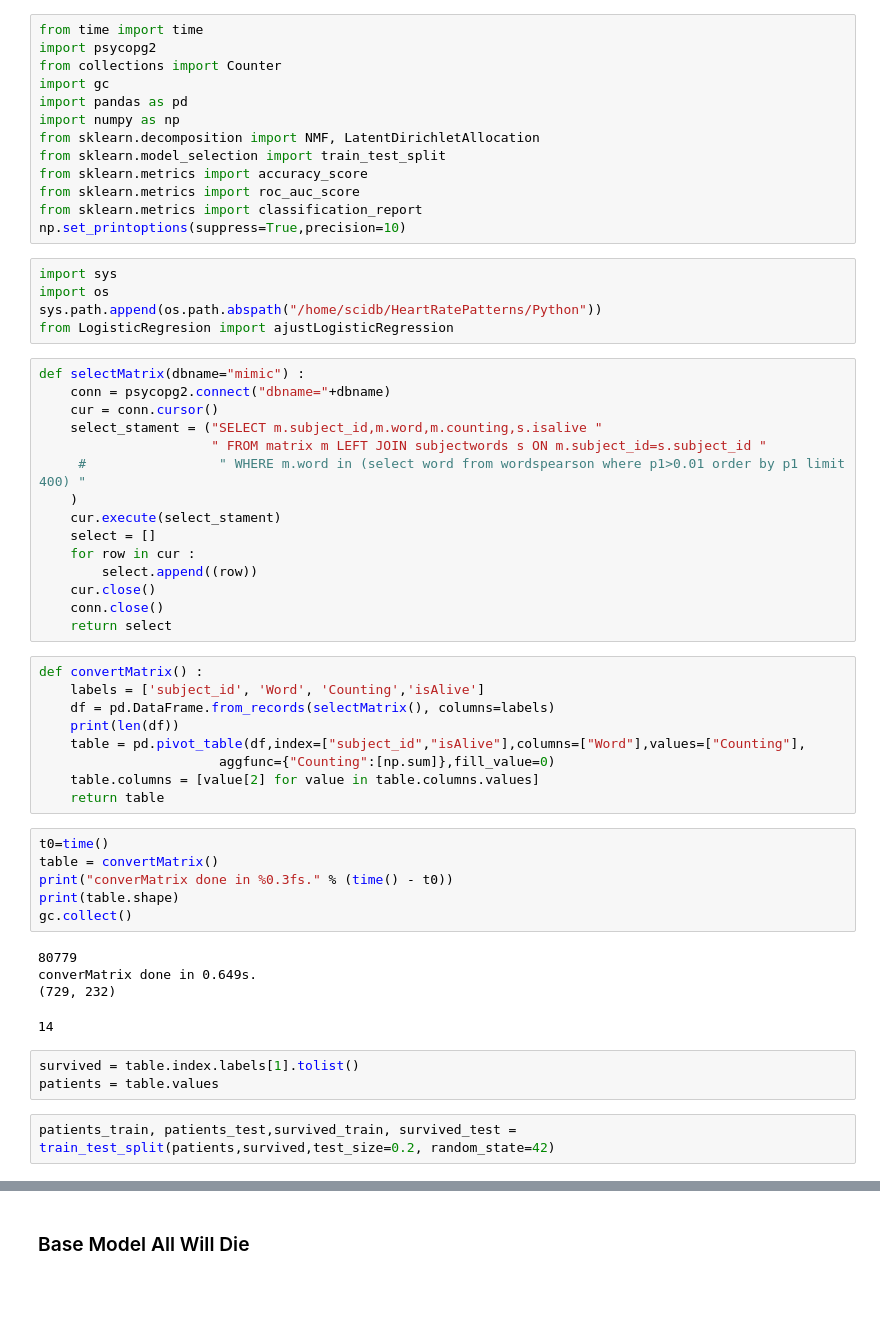
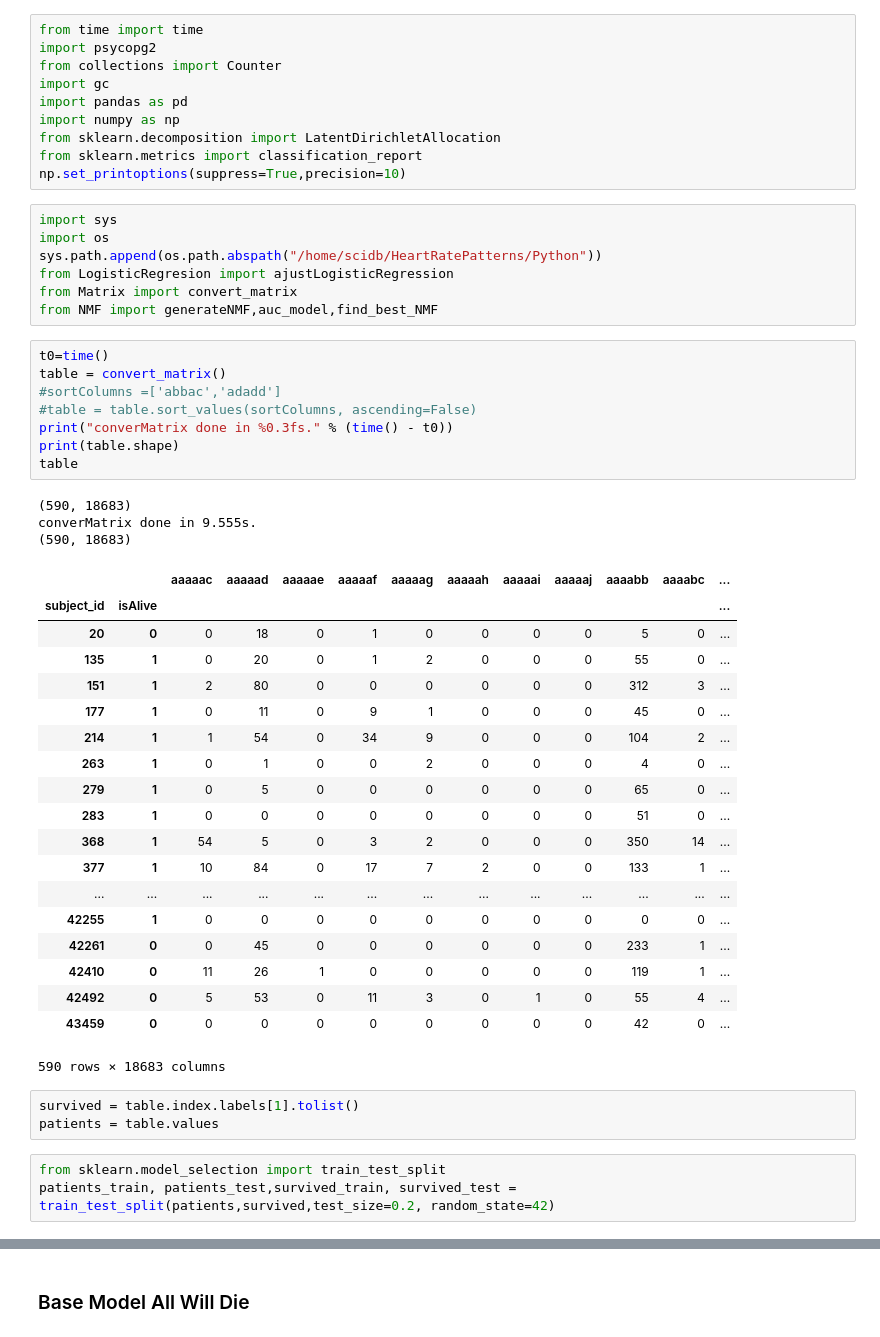
Before and after one commit to davidgutierrez/HeartRatePatterns, a Jupyter notebook: Jupyter/MimicII/0i Prediction NMF Logitsitc Regresion.ipynb, the cells around one changed output, grey strips where cells are left out. Cells and saved outputs as stored; diff of their text form; blank space fills up the shorter version.

```diff
--- a/Jupyter/MimicII/0i Prediction NMF Logitsitc Regresion.ipynb
+++ b/Jupyter/MimicII/0i Prediction NMF Logitsitc Regresion.ipynb
@@ -5,10 +5,7 @@ from collections import Counter
 import gc
 import pandas as pd
 import numpy as np
-from sklearn.decomposition import NMF, LatentDirichletAllocation
-from sklearn.model_selection import train_test_split
-from sklearn.metrics import accuracy_score
-from sklearn.metrics import roc_auc_score
+from sklearn.decomposition import LatentDirichletAllocation
 from sklearn.metrics import classification_report
 np.set_printoptions(suppress=True,precision=10)
 # %%
@@ -16,45 +13,44 @@ import sys
 import os
 sys.path.append(os.path.abspath("/home/scidb/HeartRatePatterns/Python"))
 from LogisticRegresion import ajustLogisticRegression
+from Matrix import convert_matrix
+from NMF import generateNMF,auc_model,find_best_NMF
-# %%
-def selectMatrix(dbname="mimic") :
-    conn = psycopg2.connect("dbname="+dbname)
-    cur = conn.cursor()
-    select_stament = ("SELECT m.subject_id,m.word,m.counting,s.isalive "
-                      " FROM matrix m LEFT JOIN subjectwords s ON m.subject_id=s.subject_id "
-     #                 " WHERE m.word in (select word from wordspearson where p1>0.01 order by p1 limit 400) "
-    )
-    cur.execute(select_stament)
-    select = []
-    for row in cur :
-        select.append((row))
-    cur.close()
-    conn.close()
-    return select
-# %%
-def convertMatrix() :
-    labels = ['subject_id', 'Word', 'Counting','isAlive']
-    df = pd.DataFrame.from_records(selectMatrix(), columns=labels)
-    print(len(df))
-    table = pd.pivot_table(df,index=["subject_id","isAlive"],columns=["Word"],values=["Counting"],
-                       aggfunc={"Counting":[np.sum]},fill_value=0)
-    table.columns = [value[2] for value in table.columns.values]
-    return table
 # %%
 t0=time()
-table = convertMatrix()
+table = convert_matrix()
+#sortColumns =['abbac','adadd']
+#table = table.sort_values(sortColumns, ascending=False)
 print("converMatrix done in %0.3fs." % (time() - t0))
 print(table.shape)
-gc.collect()
+table
 # %% [output]
-80779
-converMatrix done in 0.649s.
-(729, 232)
+(590, 18683)
+converMatrix done in 9.555s.
+(590, 18683)
+|  |  | aaaaac | aaaaad | aaaaae | aaaaaf | aaaaag | aaaaah | aaaaai | aaaaaj | aaaabb | aaaabc | ... |
+| subject_id | isAlive |  |  |  |  |  |  |  |  |  |  | ... |
+| 20 | 0 | 0 | 18 | 0 | 1 | 0 | 0 | 0 | 0 | 5 | 0 | ... |
+| 135 | 1 | 0 | 20 | 0 | 1 | 2 | 0 | 0 | 0 | 55 | 0 | ... |
+| 151 | 1 | 2 | 80 | 0 | 0 | 0 | 0 | 0 | 0 | 312 | 3 | ... |
+| 177 | 1 | 0 | 11 | 0 | 9 | 1 | 0 | 0 | 0 | 45 | 0 | ... |
+| 214 | 1 | 1 | 54 | 0 | 34 | 9 | 0 | 0 | 0 | 104 | 2 | ... |
+| 263 | 1 | 0 | 1 | 0 | 0 | 2 | 0 | 0 | 0 | 4 | 0 | ... |
+| 279 | 1 | 0 | 5 | 0 | 0 | 0 | 0 | 0 | 0 | 65 | 0 | ... |
+| 283 | 1 | 0 | 0 | 0 | 0 | 0 | 0 | 0 | 0 | 51 | 0 | ... |
+| 368 | 1 | 54 | 5 | 0 | 3 | 2 | 0 | 0 | 0 | 350 | 14 | ... |
+| 377 | 1 | 10 | 84 | 0 | 17 | 7 | 2 | 0 | 0 | 133 | 1 | ... |
+| ... | ... | ... | ... | ... | ... | ... | ... | ... | ... | ... | ... | ... |
+| 42255 | 1 | 0 | 0 | 0 | 0 | 0 | 0 | 0 | 0 | 0 | 0 | ... |
+| 42261 | 0 | 0 | 45 | 0 | 0 | 0 | 0 | 0 | 0 | 233 | 1 | ... |
+| 42410 | 0 | 11 | 26 | 1 | 0 | 0 | 0 | 0 | 0 | 119 | 1 | ... |
+| 42492 | 0 | 5 | 53 | 0 | 11 | 3 | 0 | 1 | 0 | 55 | 4 | ... |
+| 43459 | 0 | 0 | 0 | 0 | 0 | 0 | 0 | 0 | 0 | 42 | 0 | ... |
-14
+590 rows × 18683 columns
 # %%
 survived = table.index.labels[1].tolist()
 patients = table.values
 # %%
+from sklearn.model_selection import train_test_split
 patients_train, patients_test,survived_train, survived_test = train_test_split(patients,survived,test_size=0.2, random_state=42)
 # %%
 print(table.shape)
```
Also changed, not shown: parts of 13 cells of this notebook.
